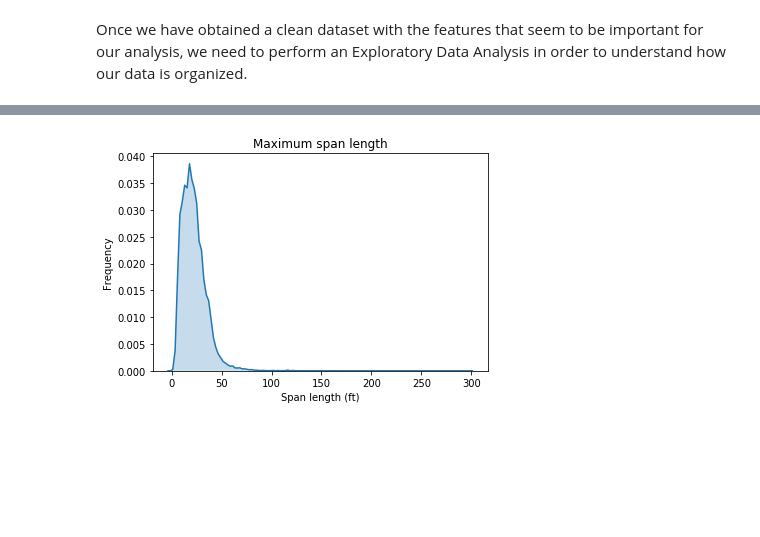
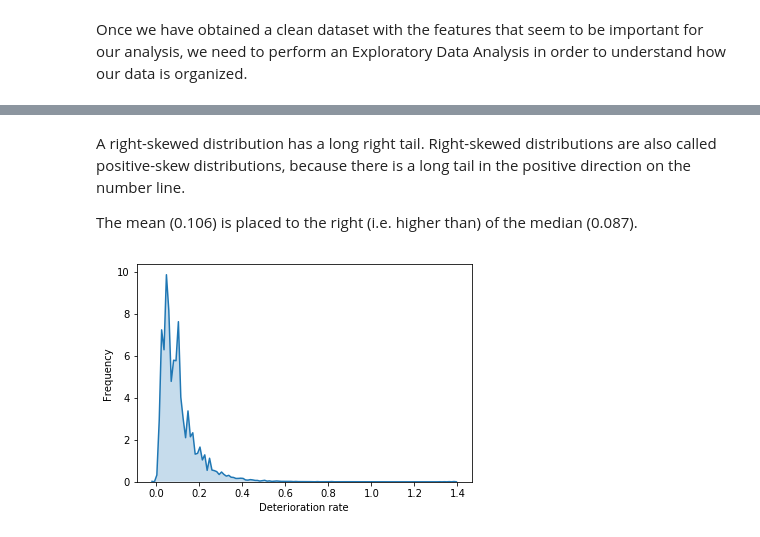
Before and after one commit to VegaLaguna/TFM-Bridge-deterioration, a Jupyter notebook: 03-EDA_ALL.ipynb, the cells around one changed output, grey strips where cells are left out. Drawn from its saved outputs; the diff is of its cells as text; code cells hidden in the pictures; blank space fills up the shorter version.

```diff
--- a/03-EDA_ALL.ipynb
+++ b/03-EDA_ALL.ipynb
@@ -135,0 +346,2 @@ Name: MAX_SPAN_LEN_MT_048, dtype: float64
+# %%
+df_dum = pd.get_dummies(df, columns=['STRUCTURE_KIND_043A','FUNCTIONAL_CLASS_026'], drop_first=True)
@@ -135,0 +357,10 @@ Name: MAX_SPAN_LEN_MT_048, dtype: float64
+# %%
+df_dum = pd.get_dummies(df_dum, columns=['SURFACE_TYPE_108A'], drop_first=True)
+# %%
+# Codes for remaining categorical features
+
+code_load = {'other':0,'light':1,'heavy':2}
+df_dum['DESIGN_LOAD_031'] = df_dum['DESIGN_LOAD_031'].map(code_load)
+
+code_water = {'none':0, 'low': 1, 'high':2}
+df_dum['WATERWAY_EVAL_071'] = df_dum['WATERWAY_EVAL_071'].map(code_water)
@@ -135,0 +404,21 @@ Name: MAX_SPAN_LEN_MT_048, dtype: float64
+# %%
+df_dum = df_dum[['DETERIORATION_RATE',
+         'STATE_CODE_001',
+         'TRAFFIC_LANES_ON_028A',
+         'MEDIAN_CODE_033',
+         'DEGREES_SKEW_034',
+         'MAIN_UNIT_SPANS_045',
+         'MAX_SPAN_LEN_MT_048',
+         'STRUCTURE_LEN_MT_049',
+         'DECK_WIDTH_MT_052',
+         'AGE',
+         'DESIGN_LOAD_031',
+         'TRUCK_ADT',
+         'MAINTENANCE_021',
+         'WATERWAY_EVAL_071',
+         'LONGITUDE',
+         'LATITUDE',
+         'STRUCTURE_KIND_043A_steel',
+         'FUNCTIONAL_CLASS_026_urban',
+         'SURFACE_TYPE_108A_concrete',
+         'SURFACE_TYPE_108A_none']]
@@ -136,7 +449,9 @@ Name: MAX_SPAN_LEN_MT_048, dtype: float64
+# %% [markdown]
+A right-skewed distribution has a long right tail. Right-skewed distributions are also called positive-skew distributions, because there is a long tail in the positive direction on the number line.
+
+The mean (0.106) is placed to the right (i.e. higher than) of the median (0.087).
 # %%
-# Distribution of maximum span length
-spanl = sns.distplot(df['MAX_SPAN_LEN_MT_048'], hist = False, kde_kws = {'shade':True})
-spanl.set(title = 'Maximum span length', xlabel = 'Span length (ft)', ylabel = 'Frequency')
+sns.distplot(df_dum['DETERIORATION_RATE'], hist = False, kde_kws = {'shade':True}).set(xlabel = 'Deterioration rate', ylabel = 'Frequency')
 plt.show()
 # %% [output]
-[figure, old version]
+[figure, new version]
```
Also changed, not shown: parts of 57 cells of this notebook, 7 other files.
